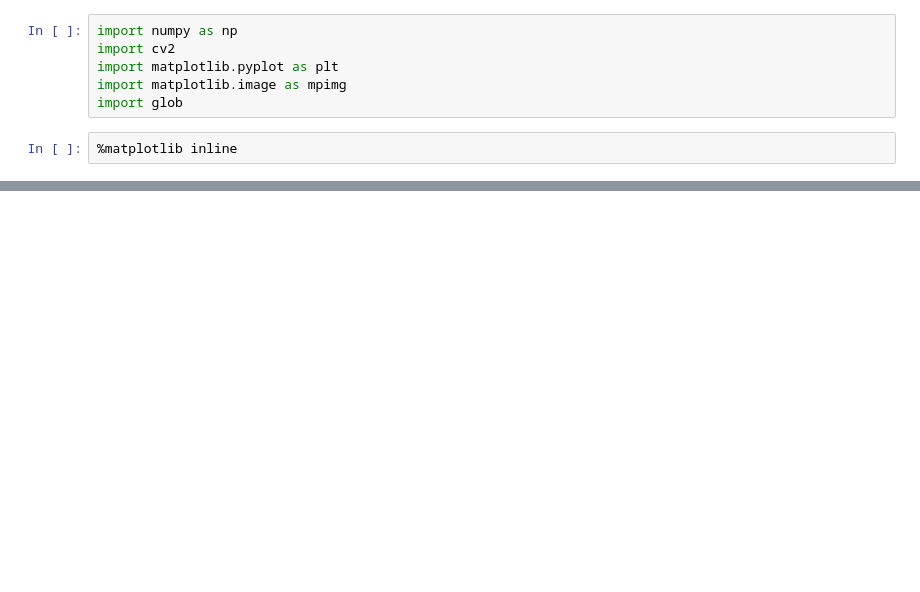
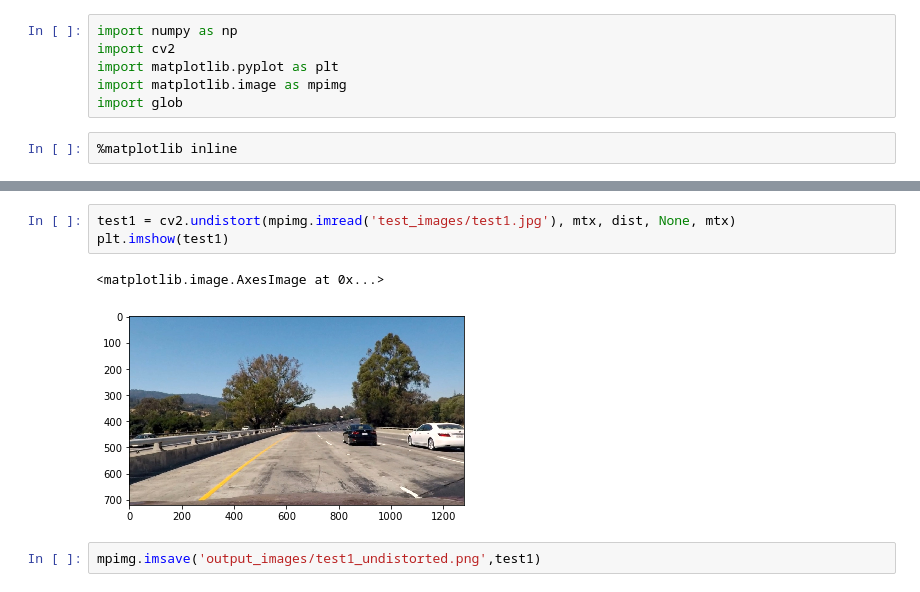
Before and after one commit to jeffDL/CarND-Advanced-Lane-Lines, a Jupyter notebook: Advanced-Lane-Finding.ipynb, the cells around one changed output, grey strips where cells are left out. Cells and saved outputs as stored; diff of their text form; blank space fills up the shorter version.

```diff
--- a/Advanced-Lane-Finding.ipynb
+++ b/Advanced-Lane-Finding.ipynb
@@ -105,0 +54,8 @@ SyntaxError: invalid syntax (<ipython-input-24-ef60ec3a851c>, line 9)
+# %%
+test1 = cv2.undistort(mpimg.imread('test_images/test1.jpg'), mtx, dist, None, mtx)
+plt.imshow(test1)
+# %% [output]
+<matplotlib.image.AxesImage at 0x...>
+[figure, added]
+# %%
+mpimg.imsave('output_images/test1_undistorted.png',test1)
```
Also changed, not shown: parts of 7 cells of this notebook, 1 other file.
